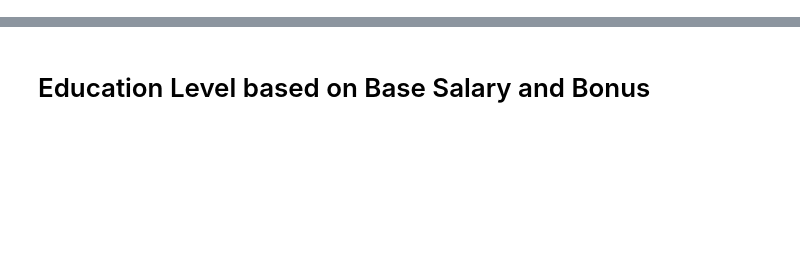
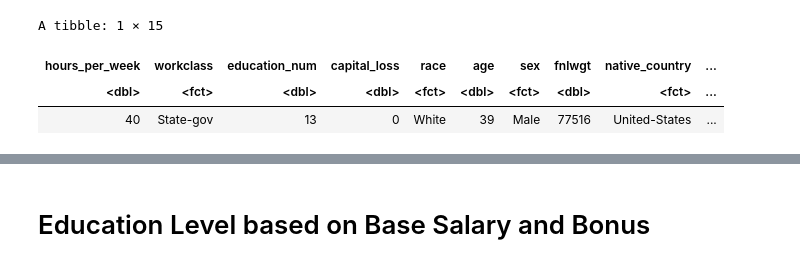
Before and after one commit to Anmol-Ghadia/dsci-100-2022w1-group-44, a Jupyter notebook: Project_proposal.ipynb, the cells around one changed output, grey strips where cells are left out. Drawn from its saved outputs; the diff is of its cells as text; code cells hidden in the pictures; blank space fills up the shorter version.

```diff
--- a/Project_proposal.ipynb
+++ b/Project_proposal.ipynb
@@ -71,0 +91,20 @@ dbl (6): age, fnlwgt, education_num, capital_gain, capital_loss, hours_per_week
+# %%
+income_training <- income_data |>
+                    select(- observation_num) |>
+                    mutate(workclass = as.factor(workclass),
+                           education = as.factor(education),
+                           marital_status = as.factor(marital_status),
+                           occupation = as.factor(occupation),
+                           relationship = as.factor(relationship),
+                           race = as.factor(race),
+                           sex = as.factor(sex),
+                           native_country = as.factor(native_country),
+                           income = as.factor(income)) |>
+                    sample()
+
+slice(income_training,1)
+# %% [output]
+A tibble: 1 × 15
+| hours_per_week | workclass | education_num | capital_loss | race | age | sex | fnlwgt | native_country | ... |
+| <dbl> | <fct> | <dbl> | <dbl> | <fct> | <dbl> | <fct> | <dbl> | <fct> | ... |
+| 40 | State-gov | 13 | 0 | White | 39 | Male | 77516 | United-States | ... |
```
Also changed, not shown: parts of 21 cells of this notebook.
